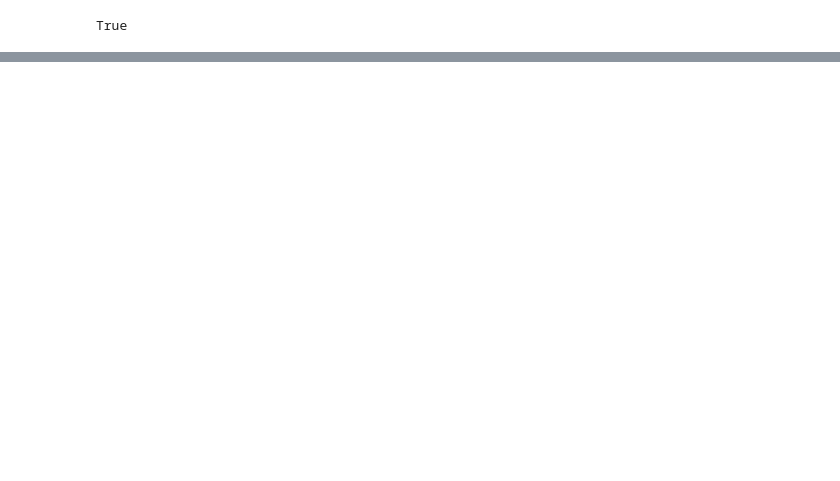
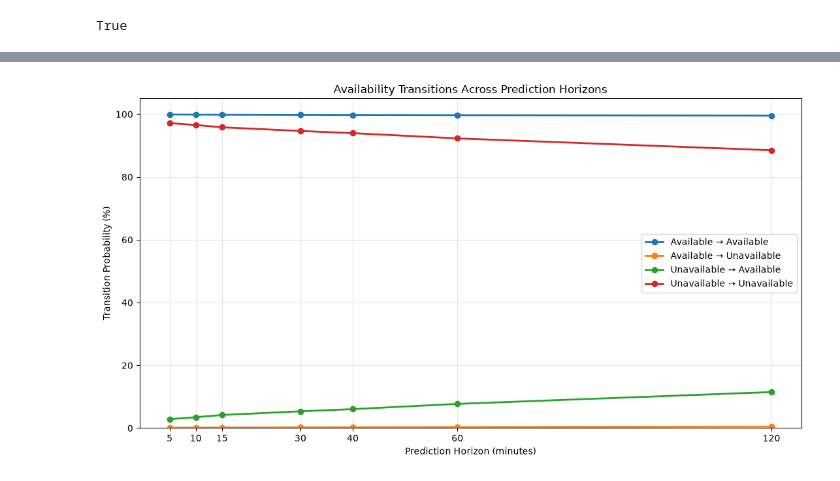
Before and after one commit to sametsav/VoltAhead, a Jupyter notebook: notebooks/02_temporal_autocorrelation.ipynb, the cells around one changed output, grey strips where cells are left out. Drawn from its saved outputs; the diff is of its cells as text; code cells hidden in the pictures; blank space fills up the shorter version.

```diff
--- a/notebooks/02_temporal_autocorrelation.ipynb
+++ b/notebooks/02_temporal_autocorrelation.ipynb
@@ -175,0 +386,8 @@ availability predictions.
+# %%
+availability_data = (idle_data > 0).astype(float)
+
+availability_data = availability_data.where(
+    idle_data.notna()
+)
+
+availability_data.head()
@@ -175,0 +412,10 @@ availability predictions.
+# %%
+horizon = 30
+lag = horizon // 5
+
+future_availability = availability_data.shift(-lag)
+
+valid_future_pairs = (
+    availability_data.notna()
+    & future_availability.notna()
+)
@@ -175,0 +581,26 @@ availability predictions.
+# %%
+plt.figure(figsize=(11, 6))
+
+for column in horizon_df.columns[1:5]:
+
+    plt.plot(
+        horizon_df["Horizon"],
+        horizon_df[column],
+        marker="o",
+        linewidth=2,
+        label=column
+    )
+
+plt.xlabel("Prediction Horizon (minutes)")
+plt.ylabel("Transition Probability (%)")
+plt.title("Availability Transitions Across Prediction Horizons")
+
+plt.xticks(horizons)
+plt.ylim(0, 105)
+plt.grid(alpha=0.3)
+plt.legend()
+
+plt.tight_layout()
+plt.show()
+# %% [output]
+[figure, added]
```
Also changed, not shown: parts of 50 cells of this notebook, 4 other files.
